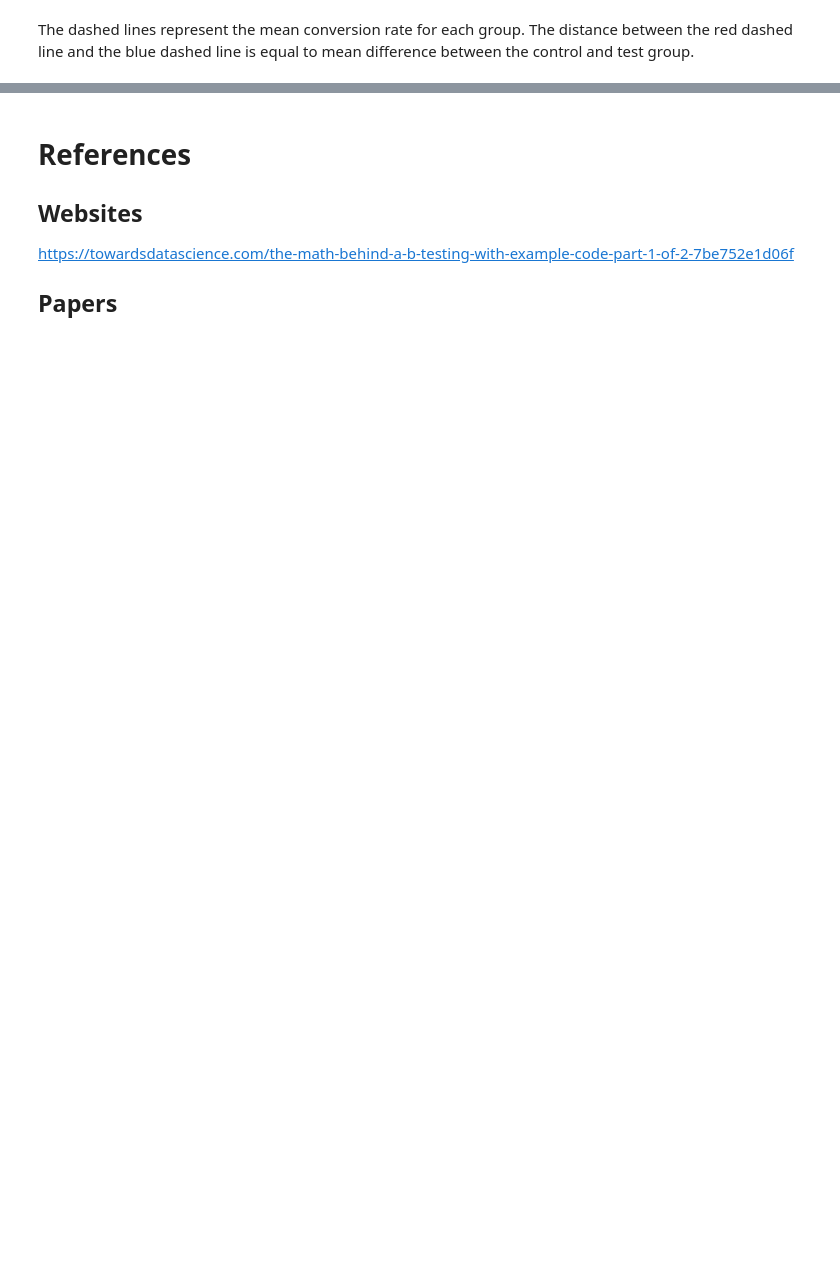
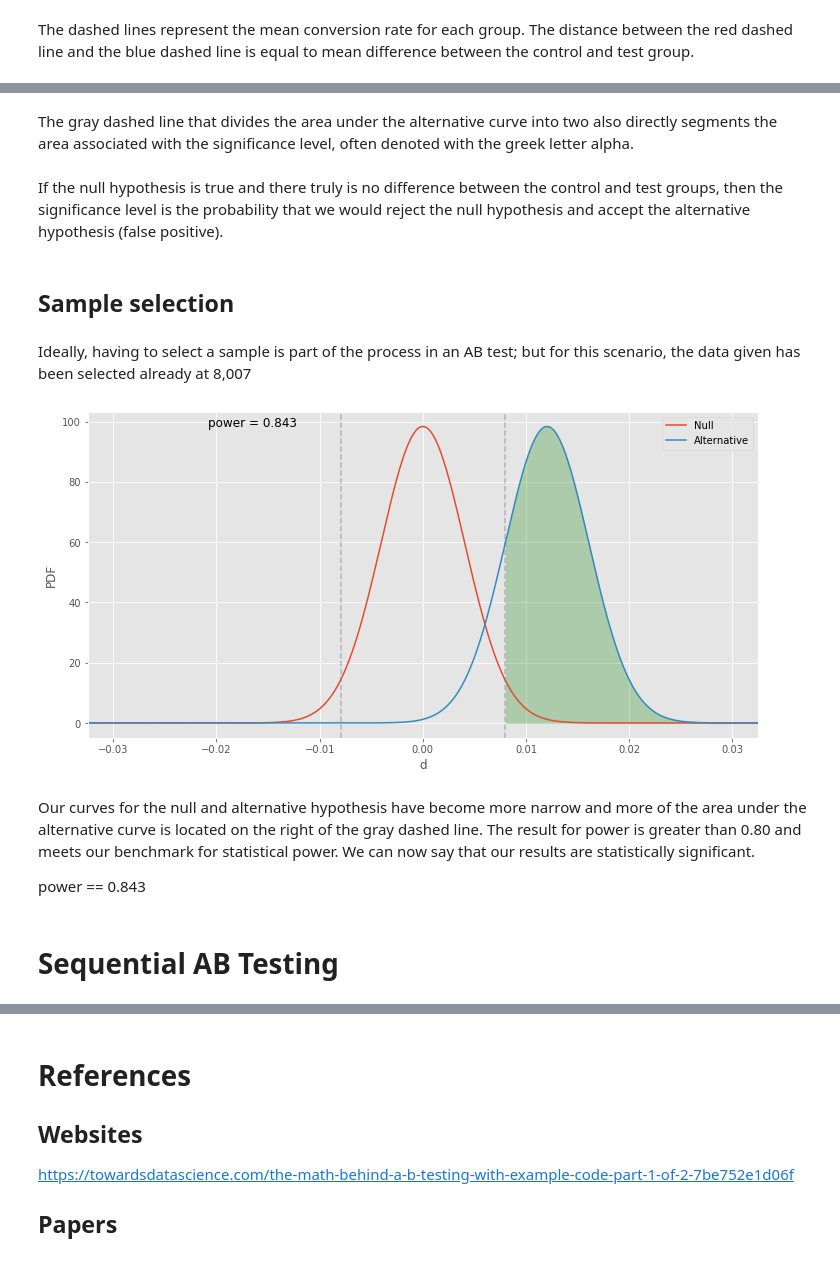
Before and after one commit to WanjohiWanjohi/A-Btesting_SmartAd, a Jupyter notebook: A_B_Testing.ipynb, the cells around one changed output, grey strips where cells are left out. Cells and saved outputs as stored; diff of their text form; code cells hidden in the pictures; blank space fills up the shorter version.

Commit message:
classic Testing and including scrpts from https://github.com/mnguyenngo/ab-framework/blob/master/

```diff
--- a/A_B_Testing.ipynb
+++ b/A_B_Testing.ipynb
@@ -173,0 +194,18 @@ NameError: name 'abplot' is not defined
+# %% [markdown]
+The gray dashed line that divides the area under the alternative curve into two also directly segments the area associated with the significance level, often denoted with the greek letter alpha.
+# %% [markdown]
+If the null hypothesis is true and there truly is no difference between the control and test groups, then the significance level is the probability that we would reject the null hypothesis and accept the alternative hypothesis (false positive).
+# %% [markdown]
+## Sample selection
+# %% [markdown]
+Ideally, having to select a sample is part of the process in an AB test; but for this scenario, the data given has been selected already at 8,007
+# %%
+abplot(8007, 8007, bcr, d_hat, show_power=True)
+# %% [output]
+[figure, added]
+# %% [markdown]
+Our curves for the null and alternative hypothesis have become more narrow and more of the area under the alternative curve is located on the right of the gray dashed line. The result for power is greater than 0.80 and meets our benchmark for statistical power. We can now say that our results are statistically significant.
+
+power == 0.843
+# %% [markdown]
+# Sequential AB Testing
```
Also changed, not shown: parts of 12 cells of this notebook, 3 other files.
